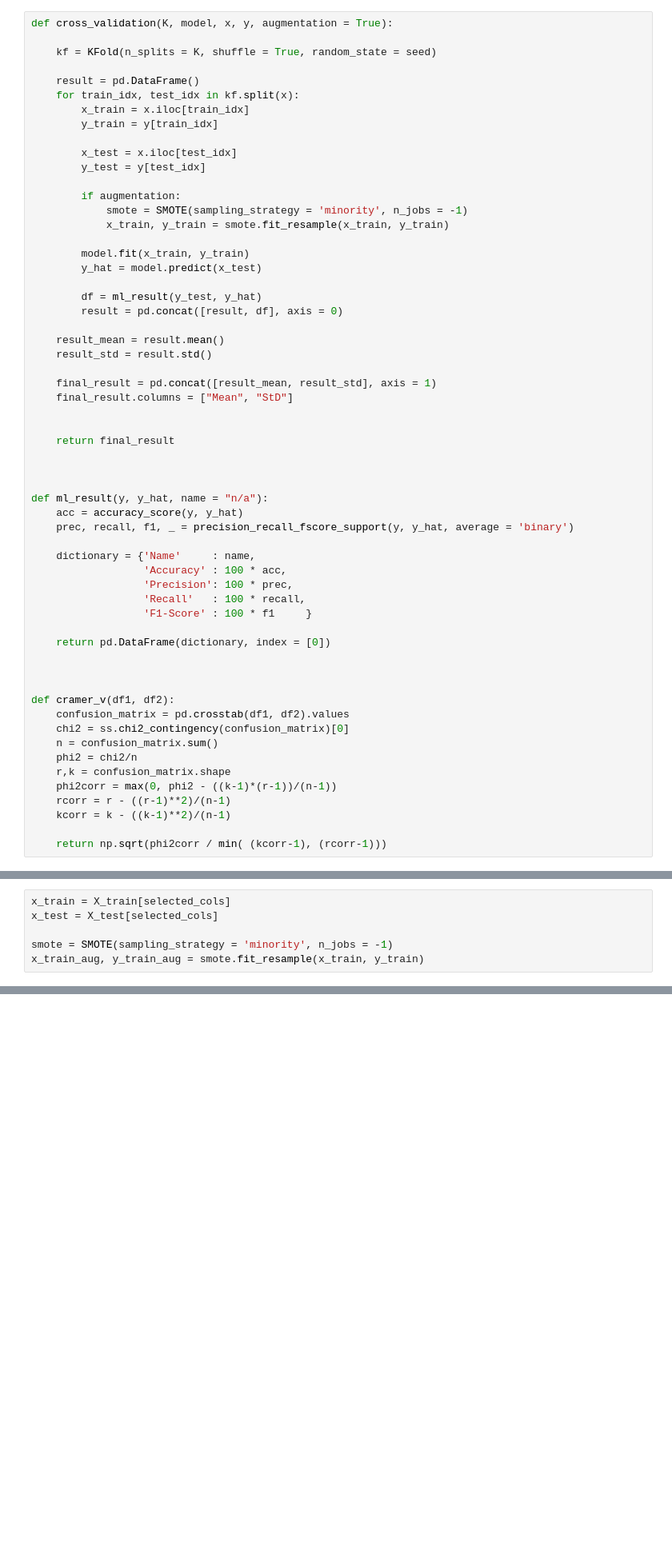
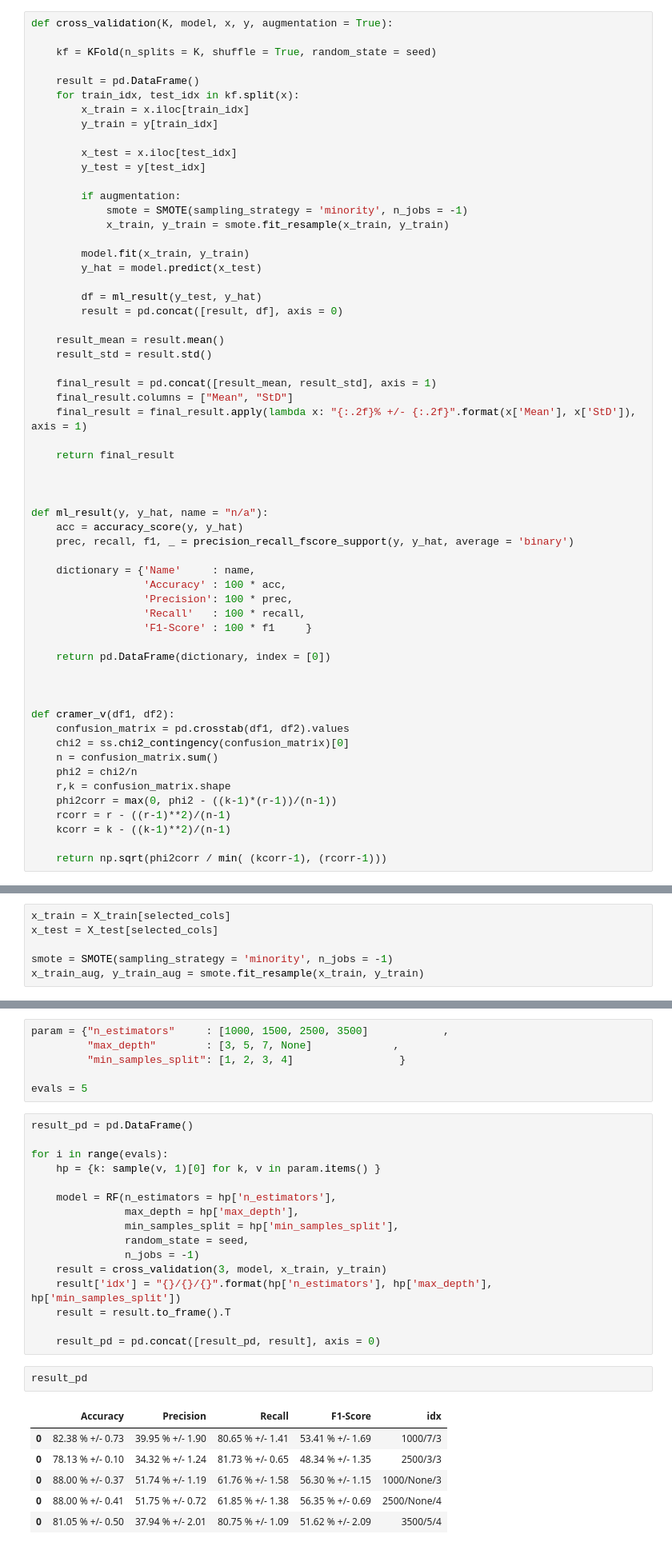
Before and after one commit to bernardoavsouza/bank-marketing, a Jupyter notebook: code.ipynb, the cells around one changed output, grey strips where cells are left out. Shown at 80% size. Cells and saved outputs as stored; diff of their text form; blank space fills up the shorter version.

```diff
--- a/code.ipynb
+++ b/code.ipynb
@@ -55,7 +57,7 @@ def cross_validation(K, model, x, y, augmentation = True):
 
     final_result = pd.concat([result_mean, result_std], axis = 1)
     final_result.columns = ["Mean", "StD"]
-
+    final_result = final_result.apply(lambda x: "{:.2f}% +/- {:.2f}".format(x['Mean'], x['StD']), axis = 1)
 
     return final_result
 
@@ -748,0 +748,31 @@ cross_validation(2, rf, x_train, y_train, augmentation = True)
+# %%
+param = {"n_estimators"     : [1000, 1500, 2500, 3500]            ,
+         "max_depth"        : [3, 5, 7, None]             ,
+         "min_samples_split": [1, 2, 3, 4]                 }
+
+evals = 5
+# %%
+result_pd = pd.DataFrame()
+
+for i in range(evals):
+    hp = {k: sample(v, 1)[0] for k, v in param.items() }
+
+    model = RF(n_estimators = hp['n_estimators'],
+               max_depth = hp['max_depth'],
+               min_samples_split = hp['min_samples_split'],
+               random_state = seed,
+               n_jobs = -1)
+    result = cross_validation(3, model, x_train, y_train)
+    result['idx'] = "{}/{}/{}".format(hp['n_estimators'], hp['max_depth'], hp['min_samples_split'])
+    result = result.to_frame().T
+
+    result_pd = pd.concat([result_pd, result], axis = 0)
+# %%
+result_pd
+# %% [output]
+|  | Accuracy | Precision | Recall | F1-Score | idx |
+| 0 | 82.38 % +/- 0.73 | 39.95 % +/- 1.90 | 80.65 % +/- 1.41 | 53.41 % +/- 1.69 | 1000/7/3 |
+| 0 | 78.13 % +/- 0.10 | 34.32 % +/- 1.24 | 81.73 % +/- 0.65 | 48.34 % +/- 1.35 | 2500/3/3 |
+| 0 | 88.00 % +/- 0.37 | 51.74 % +/- 1.19 | 61.76 % +/- 1.58 | 56.30 % +/- 1.15 | 1000/None/3 |
+| 0 | 88.00 % +/- 0.41 | 51.75 % +/- 0.72 | 61.85 % +/- 1.38 | 56.35 % +/- 0.69 | 2500/None/4 |
+| 0 | 81.05 % +/- 0.50 | 37.94 % +/- 2.01 | 80.75 % +/- 1.09 | 51.62 % +/- 2.09 | 3500/5/4 |
```
Also changed, not shown: parts of 36 cells of this notebook.
